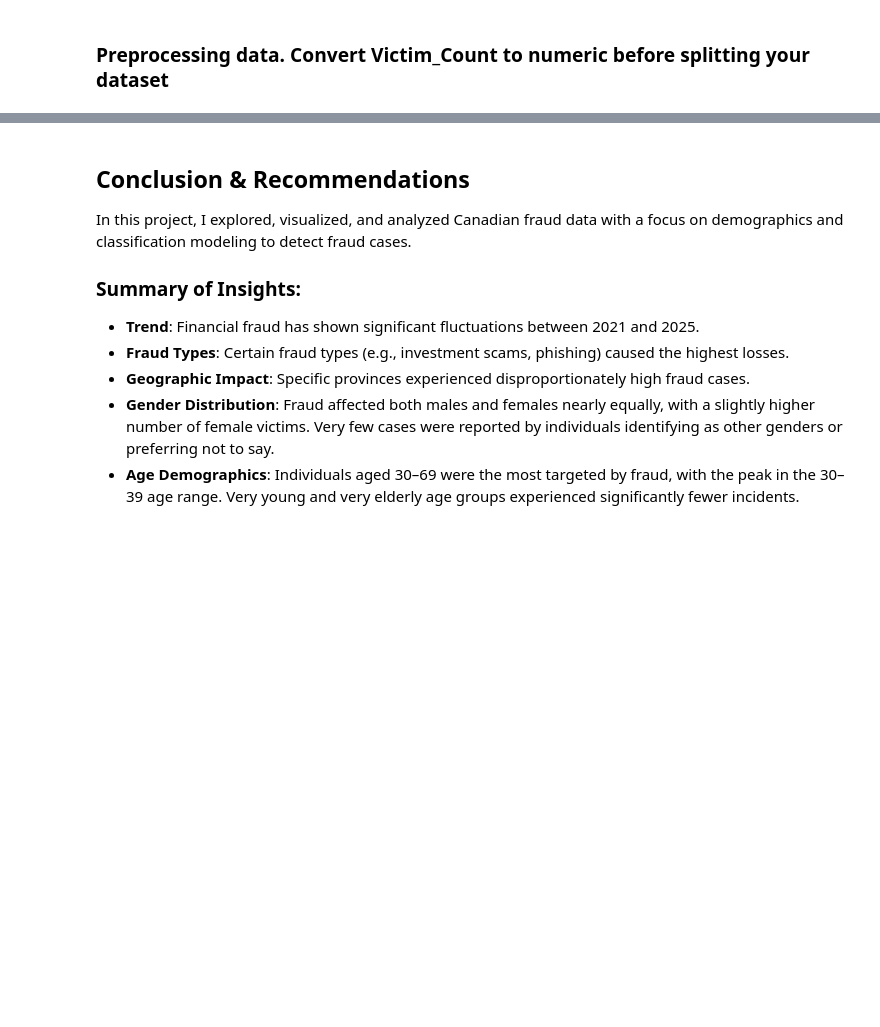
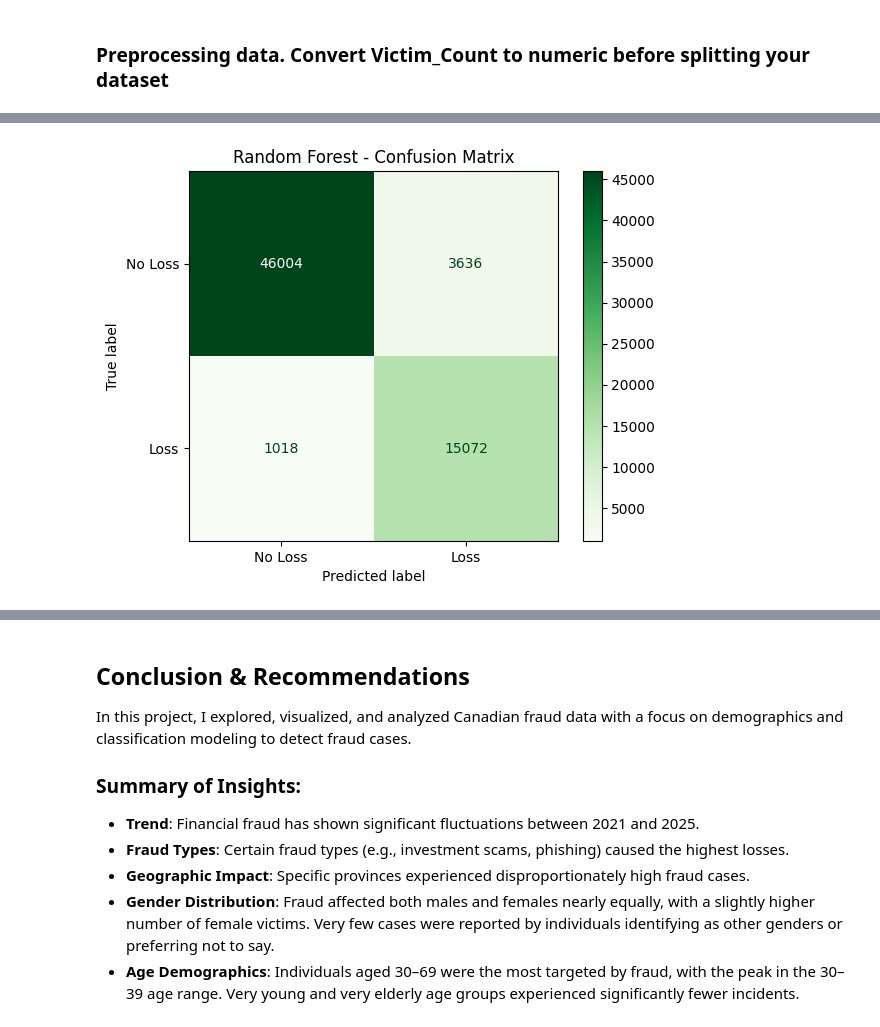
Before and after one commit to helenzhupnyk/Financial_Fraud_Canada, a Jupyter notebook: notebooks/Financial_Fraud_Canada_Data_Analysis_And_Modeling.ipynb, the cells around one changed output, grey strips where cells are left out. Drawn from its saved outputs; the diff is of its cells as text; code cells hidden in the pictures; blank space fills up the shorter version.

```diff
--- a/notebooks/Financial_Fraud_Canada_Data_Analysis_And_Modeling.ipynb
+++ b/notebooks/Financial_Fraud_Canada_Data_Analysis_And_Modeling.ipynb
@@ -1013,0 +1132,31 @@ All models show similar overall performance (88% accuracy), but **Random Forest
+# %%
+from sklearn.model_selection import train_test_split
+from sklearn.preprocessing import OneHotEncoder
+from sklearn.compose import ColumnTransformer
+from sklearn.pipeline import Pipeline
+from sklearn.impute import SimpleImputer
+from sklearn.ensemble import RandomForestClassifier
+from imblearn.over_sampling import SMOTE
+from imblearn.pipeline import Pipeline as ImbPipeline
+
+
+# List of categorical columns
+cat_cols = X.select_dtypes(include='object').columns.tolist()
+
+# Define preprocessing
+preprocessor = ColumnTransformer(
+    transformers=[
+        ('cat', OneHotEncoder(handle_unknown='ignore'), cat_cols)
+    ],
+    remainder='passthrough'  # Keep numeric columns
+)
+
+# Define pipeline with SMOTE
+model_pipeline = ImbPipeline(steps=[
+    ('preprocessor', preprocessor),
+    ('smote', SMOTE(random_state=42)),
+    ('classifier', RandomForestClassifier(random_state=42))
+])
+
+# Fit model
+model_pipeline.fit(X_train, y_train)
@@ -1013,0 +1177,7 @@ All models show similar overall performance (88% accuracy), but **Random Forest
+# %%
+from sklearn.metrics import classification_report, confusion_matrix
+
+y_pred = model_pipeline.predict(X_test)
+
+print(confusion_matrix(y_test, y_pred))
+print(classification_report(y_test, y_pred))
@@ -1013,0 +1195,9 @@ All models show similar overall performance (88% accuracy), but **Random Forest
+# %%
+# Confusion Matrix
+cm_rf = confusion_matrix(y_test, y_pred)
+disp_rf = ConfusionMatrixDisplay(confusion_matrix=cm_rf, display_labels=['No Loss', 'Loss'])
+disp_rf.plot(cmap='Greens')
+plt.title("Random Forest - Confusion Matrix")
+plt.show()
+# %% [output]
+[figure, added]
```
Also changed, not shown: parts of 82 cells of this notebook.
